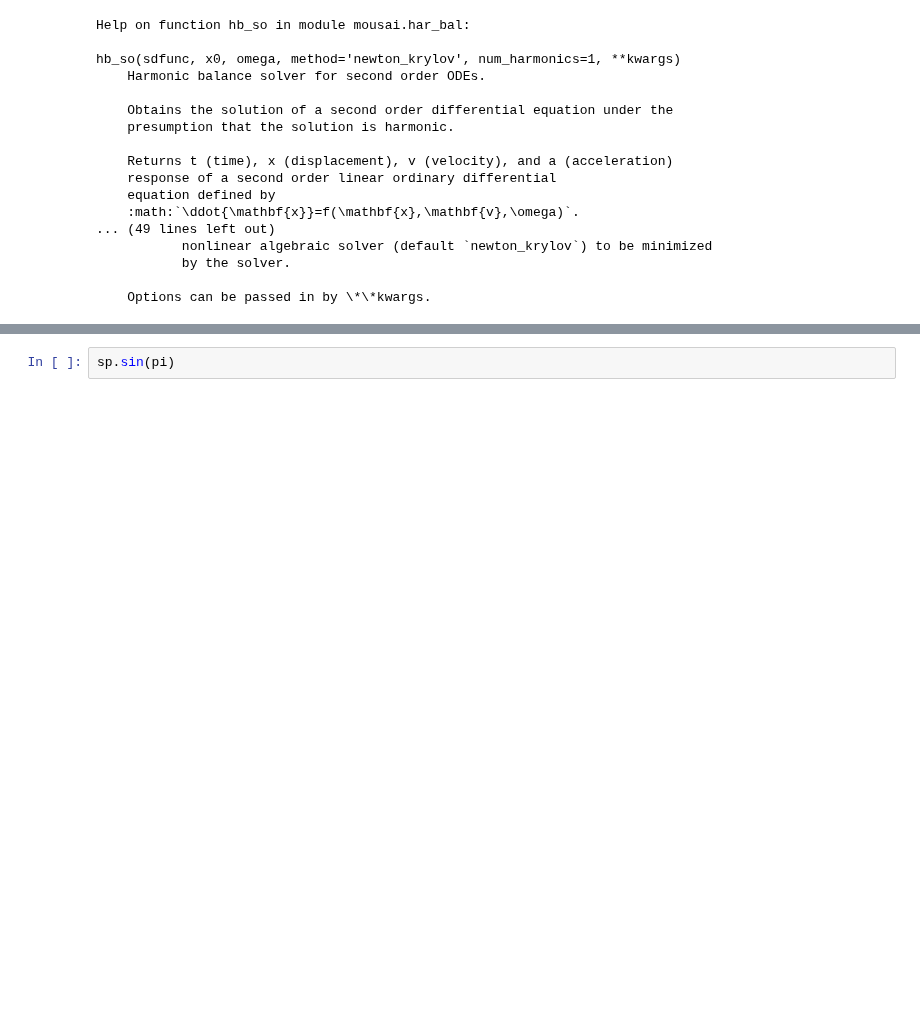
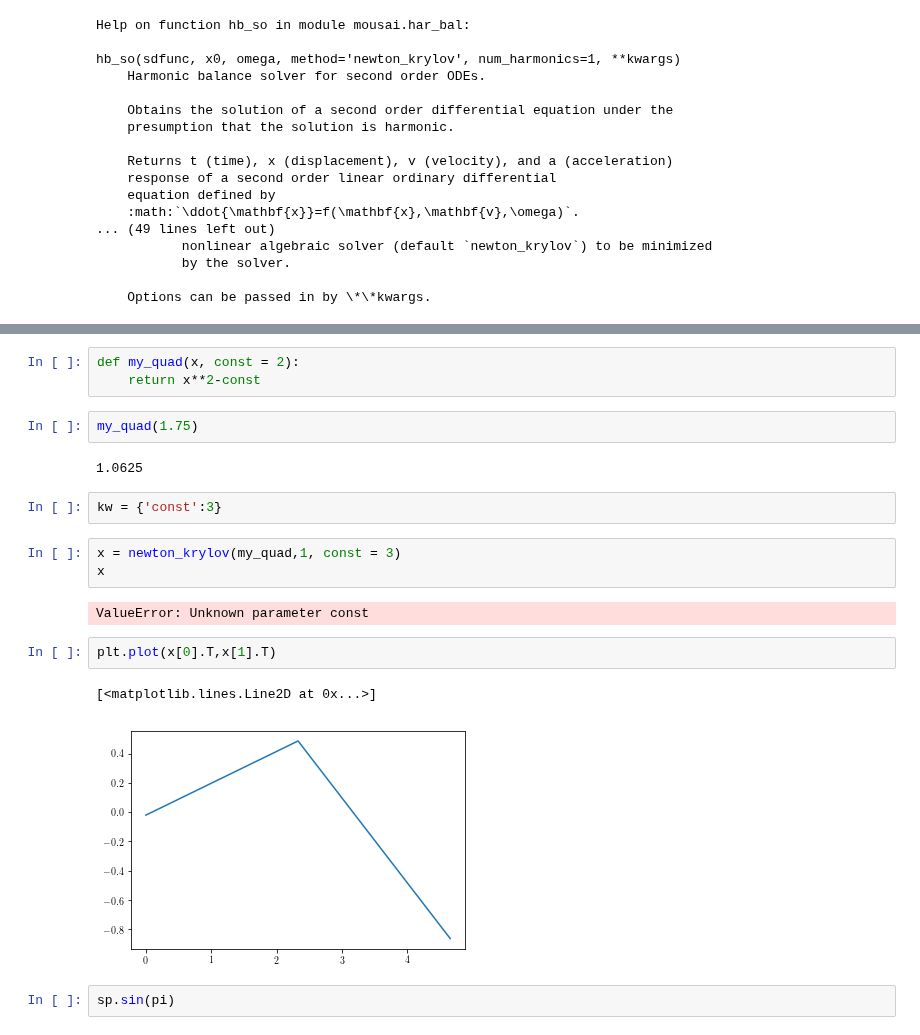
Before and after one commit to josephcslater/mousai, a Jupyter notebook: Development_notebook.ipynb, the cells around one changed output, grey strips where cells are left out. Drawn from its saved outputs; the diff is of its cells as text; blank space fills up the shorter version.

```diff
--- a/Development_notebook.ipynb
+++ b/Development_notebook.ipynb
@@ -57,3 +77,22 @@ x
+# %%
+def my_quad(x, const = 2):
+    return x**2-const
+# %%
+my_quad(1.75)
+# %% [output]
+1.0625
+# %%
+kw = {'const':3}
+# %%
+x = newton_krylov(my_quad,1, const = 3)
+x
+# %% [output]
+ValueError: Unknown parameter const
+# %%
+plt.plot(x[0].T,x[1].T)
+# %% [output]
+[<matplotlib.lines.Line2D at 0x...>]
+[figure, added]
 # %%
 sp.sin(pi)
 # %% [output]
```
Also changed, not shown: parts of 3 cells of this notebook.
